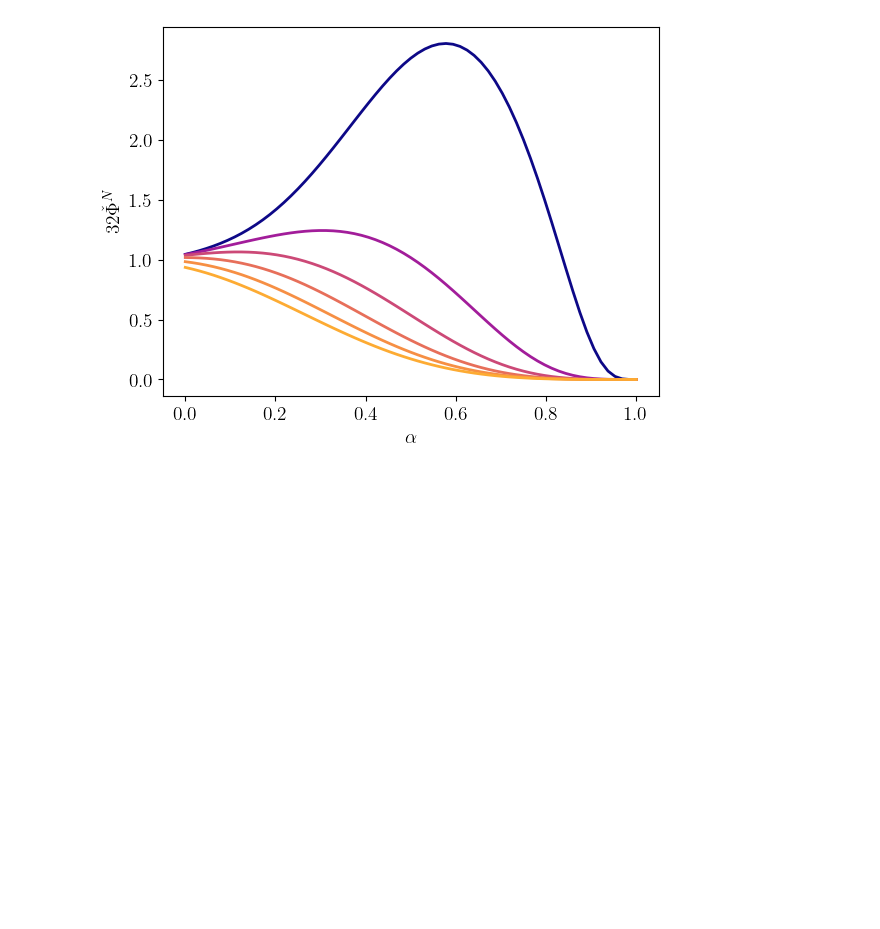
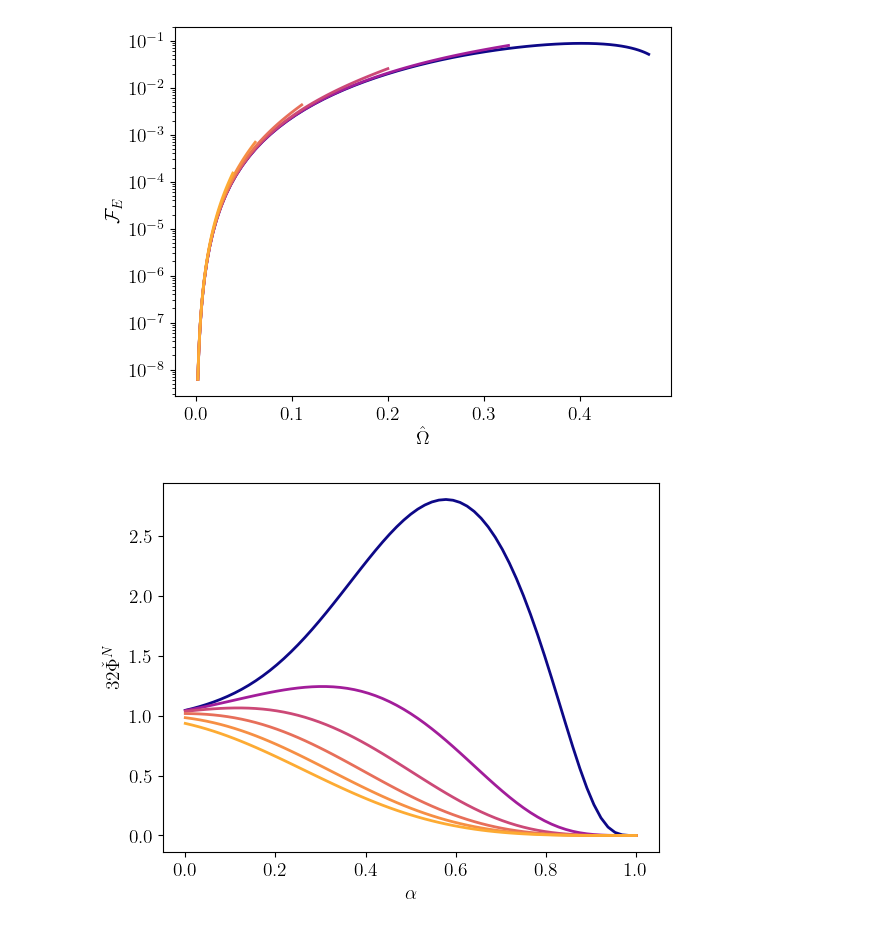
Before and after one commit to znasipak/bhpwave-article, a Jupyter notebook: scripts/test.ipynb, the cells around one changed output. Drawn from its saved outputs; the diff is of its cells as text; code cells hidden in the pictures; blank space fills up the shorter version.

```diff
--- a/scripts/test.ipynb
+++ b/scripts/test.ipynb
@@ -129,3 +129,16 @@ plt.show()
+# %%
+for i in alist:
+    avals, omegas, EdotVals = flux_samples[i,:,:3].T
+    EdotVals_reweighted = 32./5.*EdotVals*omegas**(10/3)
+    plt.plot(omegas, EdotVals_reweighted, label="$\hat{a}" + "= {:.4}$".format(avals[0]), color=cmap_temp(2*i), lw=2)
+# plt.xscale('log')
+plt.yscale('log')
+plt.xlabel('$\hat{\Omega}$')
+plt.ylabel('$\mathcal{F}_E$')
+# plt.legend()
+plt.show()
+# %% [output]
+[figure, added]
 # %%
 for i in alist:
     avals, omegas, PVals = phase_samples[i,:,:3].T
```
Also changed, not shown: parts of 31 cells of this notebook, 20 other files.
